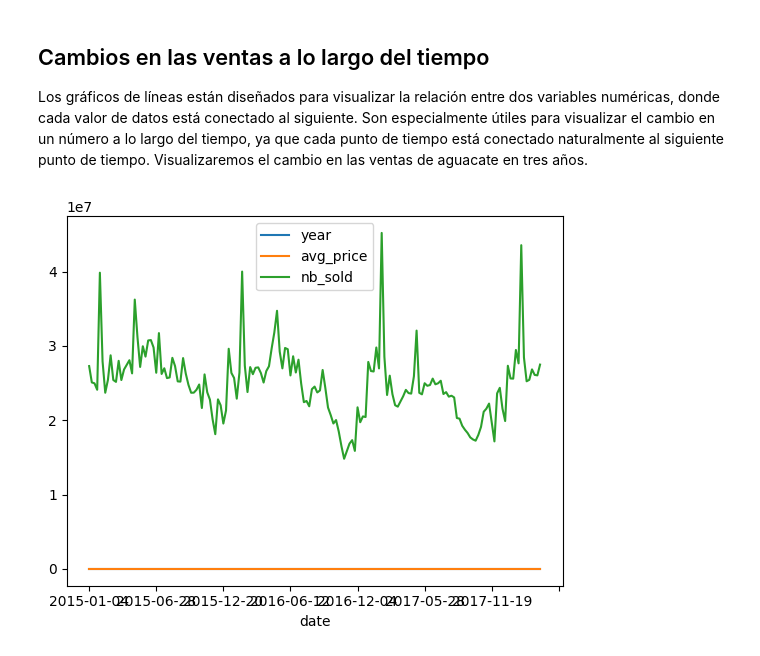
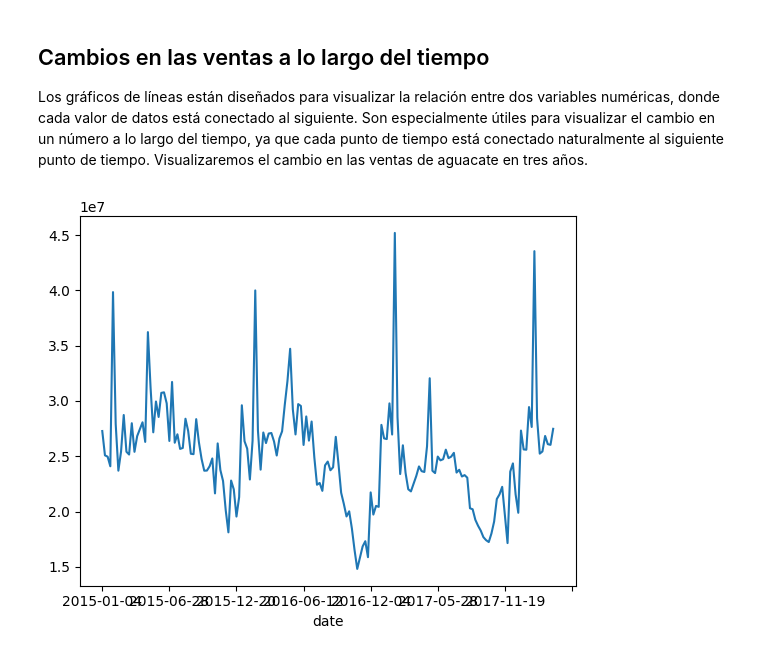
Before and after one commit to CtrlCri/Jupyter-Work-Collection, a Jupyter notebook: avocado/script.ipynb, the cells around one changed output. Drawn from its saved outputs; the diff is of its cells as text; code cells hidden in the pictures.

Commit message:
avocados, Changes in sales over time

```diff
--- a/avocado/script.ipynb
+++ b/avocado/script.ipynb
@@ -42,12 +42,12 @@ Los gráficos de líneas están diseñados para visualizar la relación entre do
 Visualizaremos el cambio en las ventas de aguacate en tres años.
 # %%
 # Get the total number of avocados sold on each date
-nb_sold_by_date = avocados.groupby('date').sum()
+nb_sold_by_date = avocados.groupby('date')["nb_sold"].sum()
 
 # Create a line plot of the number of avocados sold by date
 nb_sold_by_date.plot(kind='line')
 
 # Show the plot
 plt.show()
 # %% [output]
-[figure, old version]
+[figure, new version]
```
